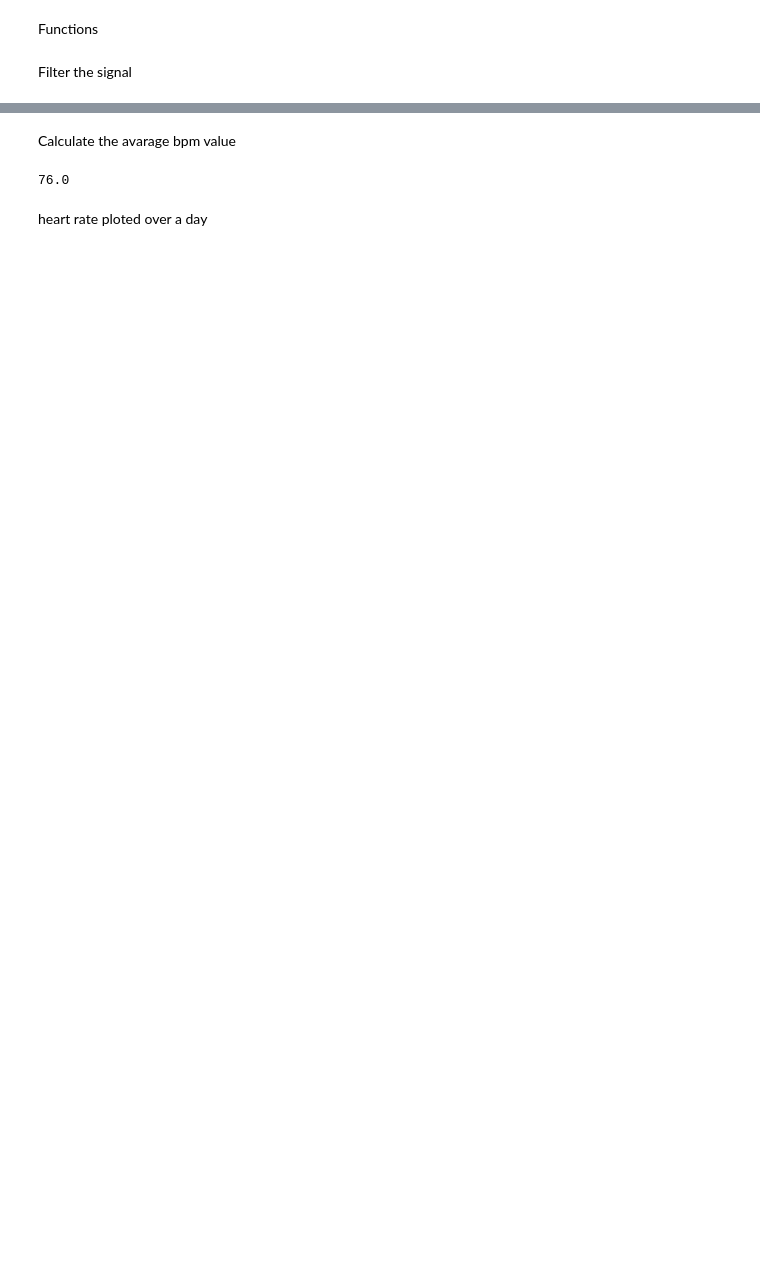
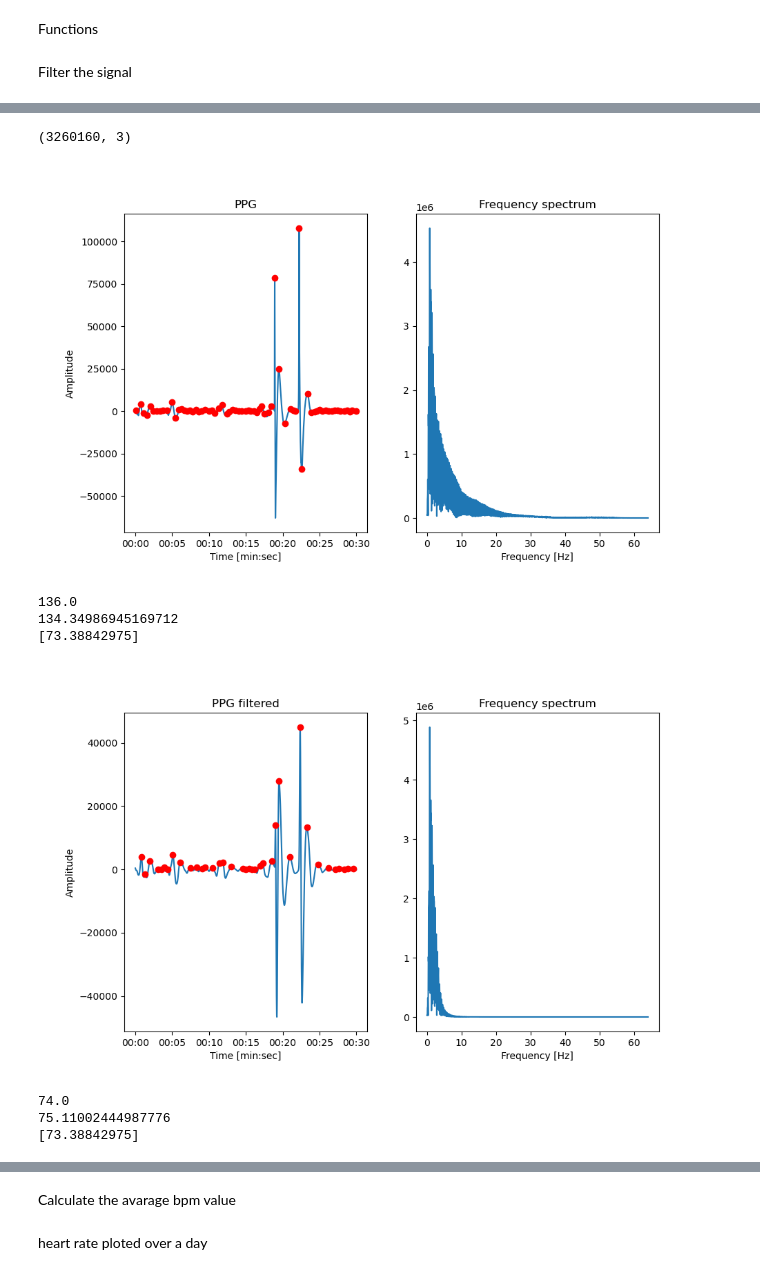
Before and after one commit to heden1/Heart-Rate-Estimation, a Jupyter notebook: groupXX_PPGHR.ipynb, the cells around one changed output, grey strips where cells are left out. Cells and saved outputs as stored; diff of their text form; code cells hidden in the pictures; blank space fills up the shorter version.

```diff
--- a/groupXX_PPGHR.ipynb
+++ b/groupXX_PPGHR.ipynb
@@ -177,0 +197,46 @@ plot_frequency_spectrum(filtred_signal, 128)
+# %%
+intervall=[100,101]
+
+#PROBLEM Area [100,300]
+
+signal_filtered=filter_signal(ppg_all_traning_data,40,180,128)
+signal_HP_filtered=filter_signal(ppg_all_traning_data,40,3000,128)
+shown_signal=get_intervall(signal_HP_filtered,intervall)
+shown_signal_filtered=get_intervall(signal_filtered,intervall)
+
+IMU_all_filtered=filter_signal(IMU_all,40,180,128)
+print(IMU_all_filtered.shape)
+shown_IMU=get_intervall(IMU_all_filtered,intervall)
+
+
+#subplot_signal(test_signal,test_signal_filtred, 'PPG wrist', 'Amplitude', 128)
+plot_signal(shown_signal, 'PPG', 'Amplitude', 128)
+print(get_bpm_with_count_peaks(shown_signal,duration=30*(intervall[1]-intervall[0])))
+print(get_bpm_with_measure_distance_beetweens_peaks(shown_signal))
+print(ref_hr_phase_all[intervall[0]:intervall[1]])
+
+plot_signal(shown_signal_filtered, 'PPG filtered', 'Amplitude', 128)
+print(get_bpm_with_count_peaks(shown_signal_filtered,duration=30*(intervall[1]-intervall[0])))
+print(get_bpm_with_measure_distance_beetweens_peaks(shown_signal_filtered))
+print(ref_hr_phase_all[intervall[0]:intervall[1]])
+
+
+plot_signal(shown_IMU, 'IMU', 'Amplitude', 128)
+%matplotlib widget
+
+
+#plot_frequency_spectrum(filtered_signal_but, 128)
+#print(get_bpm_with_highest_amplitude(filtered_signal_but, 128))
+
+#plot_frequency_spectrum(test_signal_filtred, 128)
+#print(get_bpm_with_highest_amplitude(test_signal_filtred, 128))
+# %% [output]
+(3260160, 3)
+[figure, added]
+136.0
+134.34986945169712
+[73.38842975]
+[figure, added]
+74.0
+75.11002444987776
+[73.38842975]
@@ -178,10 +244,5 @@ plot_frequency_spectrum(filtred_signal, 128)
 # %% [markdown]
 Calculate the avarage bpm value
-# %%
-
-print(get_bpm_with_highest_amplitude(filtred_signal, 128))
-# %% [output]
-76.0
 # %% [markdown]
 heart rate ploted over a day
 # %%
```
Also changed, not shown: parts of 14 cells of this notebook, 3 other files.
